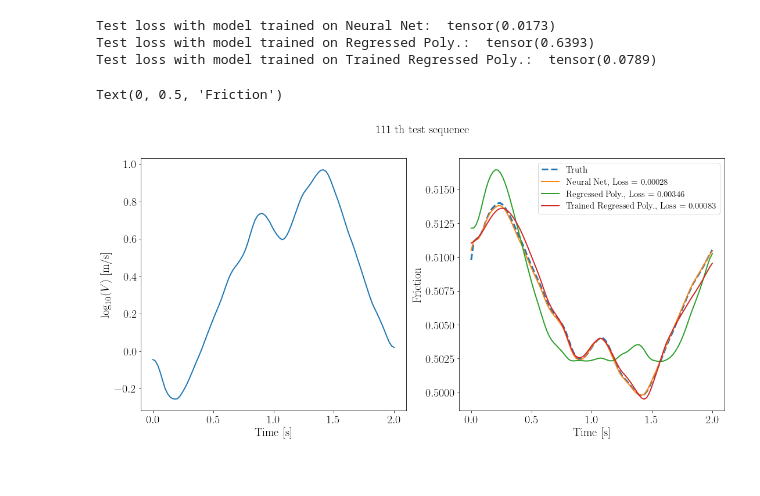
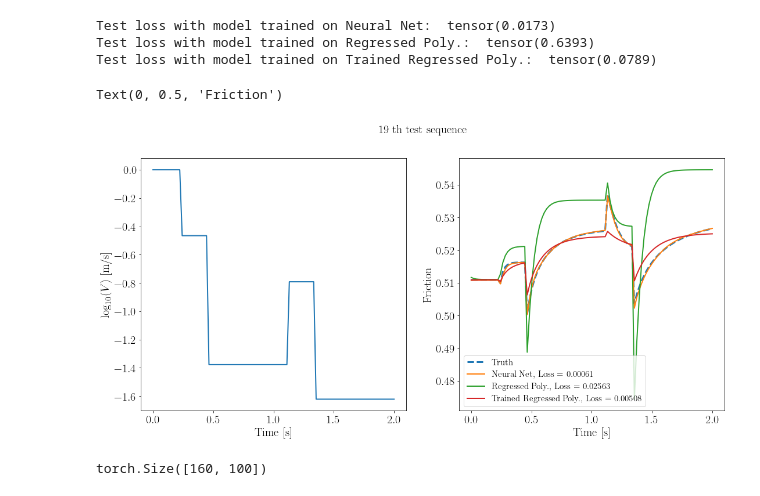
Before and after one commit to Shengduo/RateAndStateWithPotential, a Jupyter notebook: VisualizeResults.ipynb, the cells around one changed output. Cells and saved outputs as stored; diff of their text form; code cells hidden in the pictures.

```diff
--- a/VisualizeResults.ipynb
+++ b/VisualizeResults.ipynb
@@ -351,31 +351,36 @@ def cal_Loss(f, f_targ, t, p=2):
         torch.trapezoid(torch.pow(torch.abs(f - f_targ), p), t) / torch.trapezoid(torch.pow(torch.abs(f_targ), p), t),
         1./ p
     )
 
 idx = torch.randint(len(testDataset), (1, ))[0]
 # idx = 140
+idx = 19
 fig, axs = plt.subplots(1, 2, figsize=(18, 8))
 axs[0].tick_params(axis='both', which='major', labelsize=fsize)
 axs[1].tick_params(axis='both', which='major', labelsize=fsize)
 
 fig.suptitle("{0} th test sequence".format(idx), fontsize=20)
 
 axs[0].plot(this_ts[idx, :], torch.log10(this_Vs[idx, :]), linewidth=2.0)
 axs[0].set_xlabel("Time [s]", fontsize=fsize)
 axs[0].set_ylabel("$\log_{10}(V)$ [m/s]", fontsize=fsize)
 
 axs[1].plot(this_ts[idx, :], this_fs[idx, :], '--', linewidth=3.0, label='Truth')
 
 
 for plotFlag, legend, this_f_preds_withCorrection in zip(plotFlags, legends, this_f_preds):
     if plotFlag:
         this_loss = cal_Loss(this_f_preds_withCorrection[idx, :], this_fs[idx, :], this_ts[idx, :])
         axs[1].plot(this_ts[idx, :], this_f_preds_withCorrection[idx, :], linewidth=2.0, label='{0:<8}, Loss = {1:.5f}'.format(legend, this_loss))
 
 axs[1].legend(fontsize=15)
 # axs[1].set_ylim(0.3, 0.6)
 axs[1].set_xlabel("Time [s]", fontsize=fsize)
 axs[1].set_ylabel("Friction", fontsize=fsize)
 # %% [output]
 Text(0, 0.5, 'Friction')
-[figure, old version]
+[figure, new version]
+# %%
+this_Vs.shape
+# %% [output]
+torch.Size([160, 100])
```
Also changed, not shown: 1 other file.
